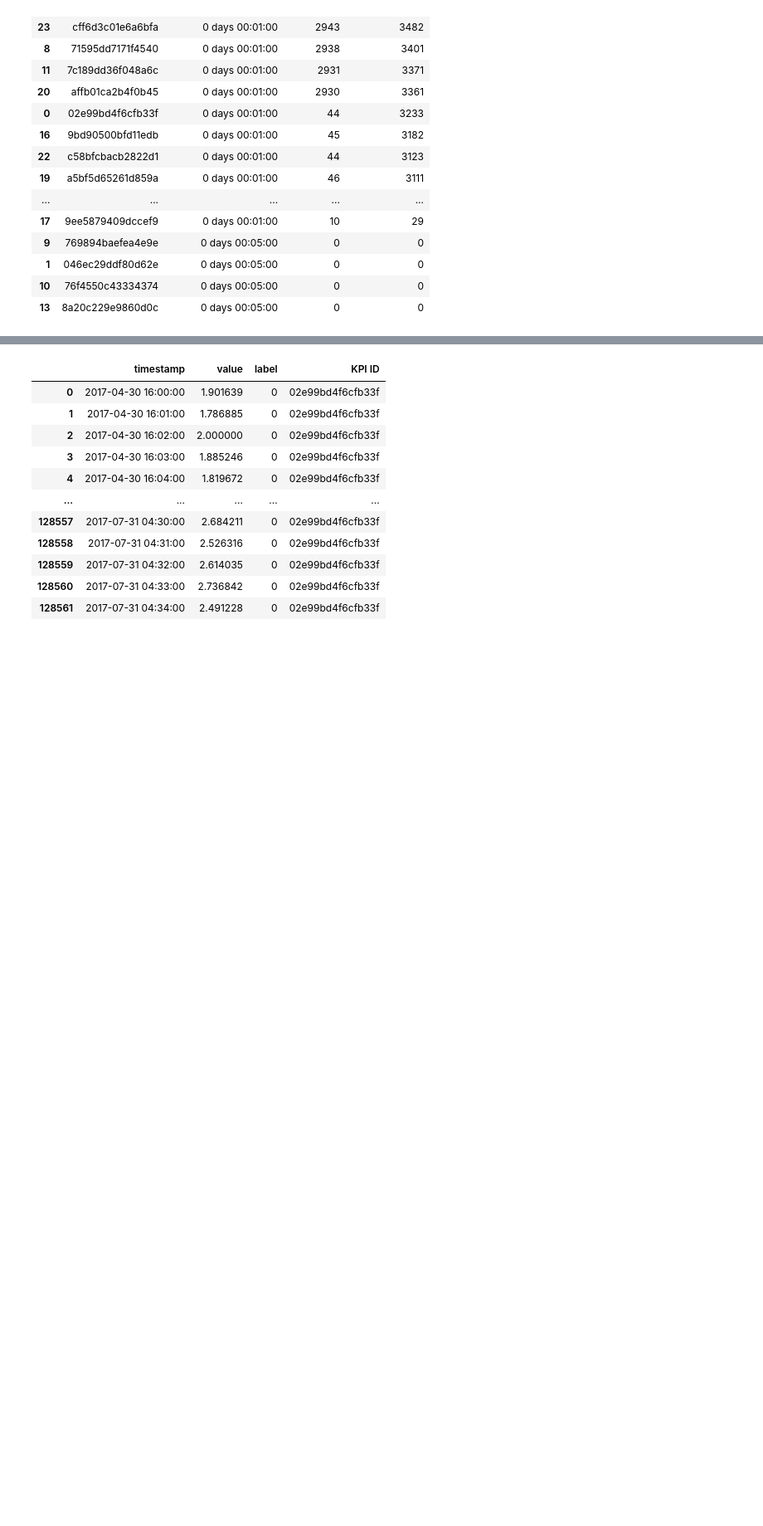
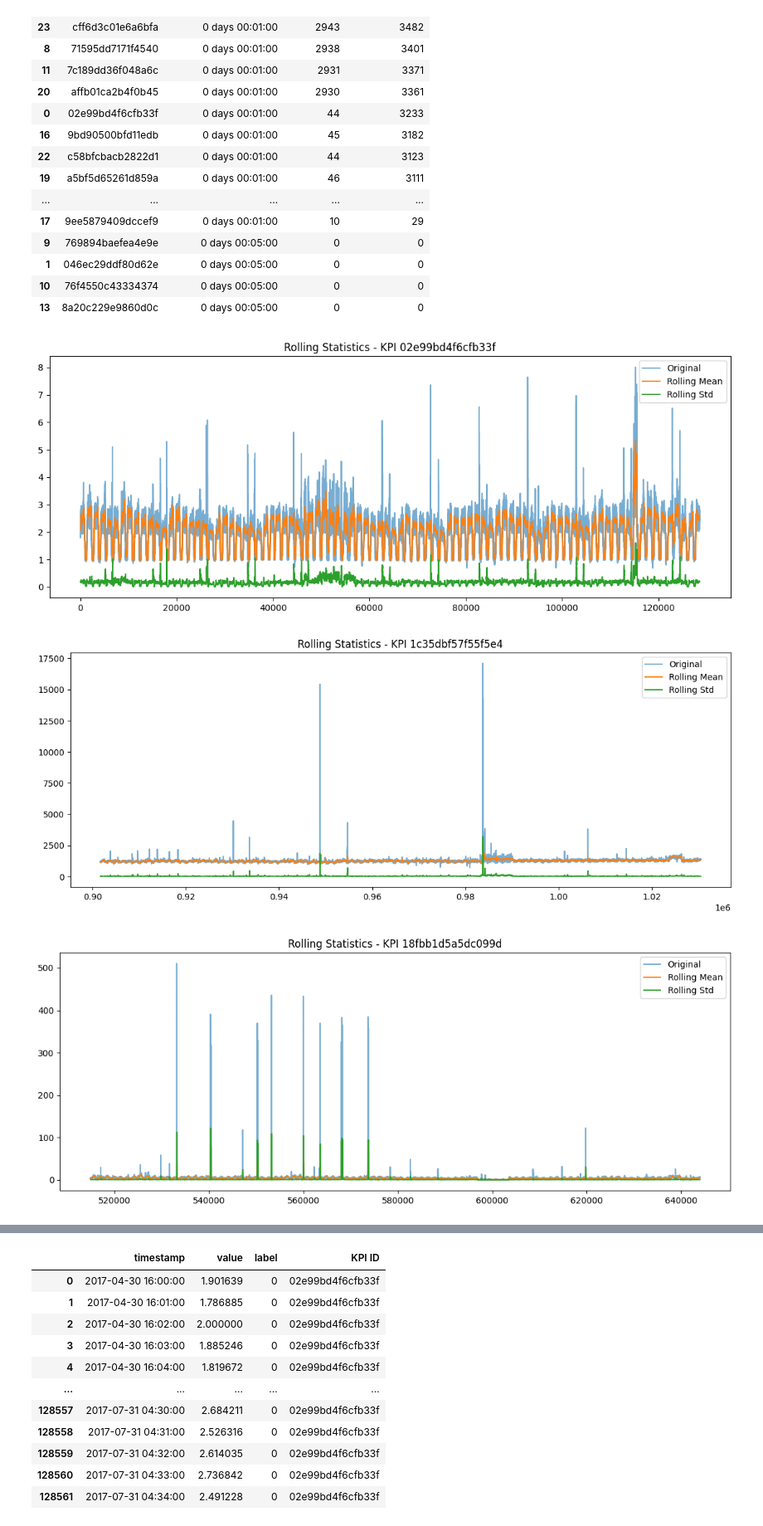
Before and after one commit to hieutmtechx/anomaly-detection-fundamentals, a Jupyter notebook: docs/code/01_dataset_overview.ipynb, the cells around one changed output, grey strips where cells are left out. Shown at 83% size. Cells and saved outputs as stored; diff of their text form; code cells hidden in the pictures; blank space fills up the shorter version.

```diff
--- a/docs/code/01_dataset_overview.ipynb
+++ b/docs/code/01_dataset_overview.ipynb
@@ -8,7 +8,7 @@ os.listdir("../Preliminary_dataset")
 import pandas as pd
 
 train = pd.read_csv(
-    "../Preliminary_dataset/train.csv"
+    "../data/train.csv"
 )
 
 train.head()
@@ -236,3 +216,41 @@ gap_summary.sort_values(
 | 1 | 046ec29ddf80d62e | 0 days 00:05:00 | 0 | 0 |
 | 10 | 76f4550c43334374 | 0 days 00:05:00 | 0 | 0 |
 | 13 | 8a20c229e9860d0c | 0 days 00:05:00 | 0 | 0 |
+# %%
+selected_kpis = [
+    "02e99bd4f6cfb33f",
+    "1c35dbf57f55f5e4",
+    "18fbb1d5a5dc099d",
+    "54e8a140f6237526",
+    "8a20c229e9860d0c"
+]
+# %%
+import matplotlib.pyplot as plt
+
+windows = 60
+
+for kpi_id in selected_kpis:
+
+    kpi_df = (
+        train[train["KPI ID"] == kpi_id]
+        .sort_values("timestamp")
+        .copy()
+    )
+
+    rolling_mean = kpi_df["value"].rolling(window).mean()
+    rolling_std = kpi_df["value"].rolling(window).std()
+
+    plt.figure(figsize=(14,5))
+
+    plt.plot(kpi_df["value"], label="Original", alpha=0.6)
+    plt.plot(rolling_mean, label="Rolling Mean")
+    plt.plot(rolling_std, label="Rolling Std")
+
+    plt.title(f"Rolling Statistics - KPI {kpi_id}")
+    plt.legend()
+
+    plt.show()
+# %% [output]
+[figure, added]
+[figure, added]
+[figure, added]
```
Also changed, not shown: parts of 20 cells of this notebook.
